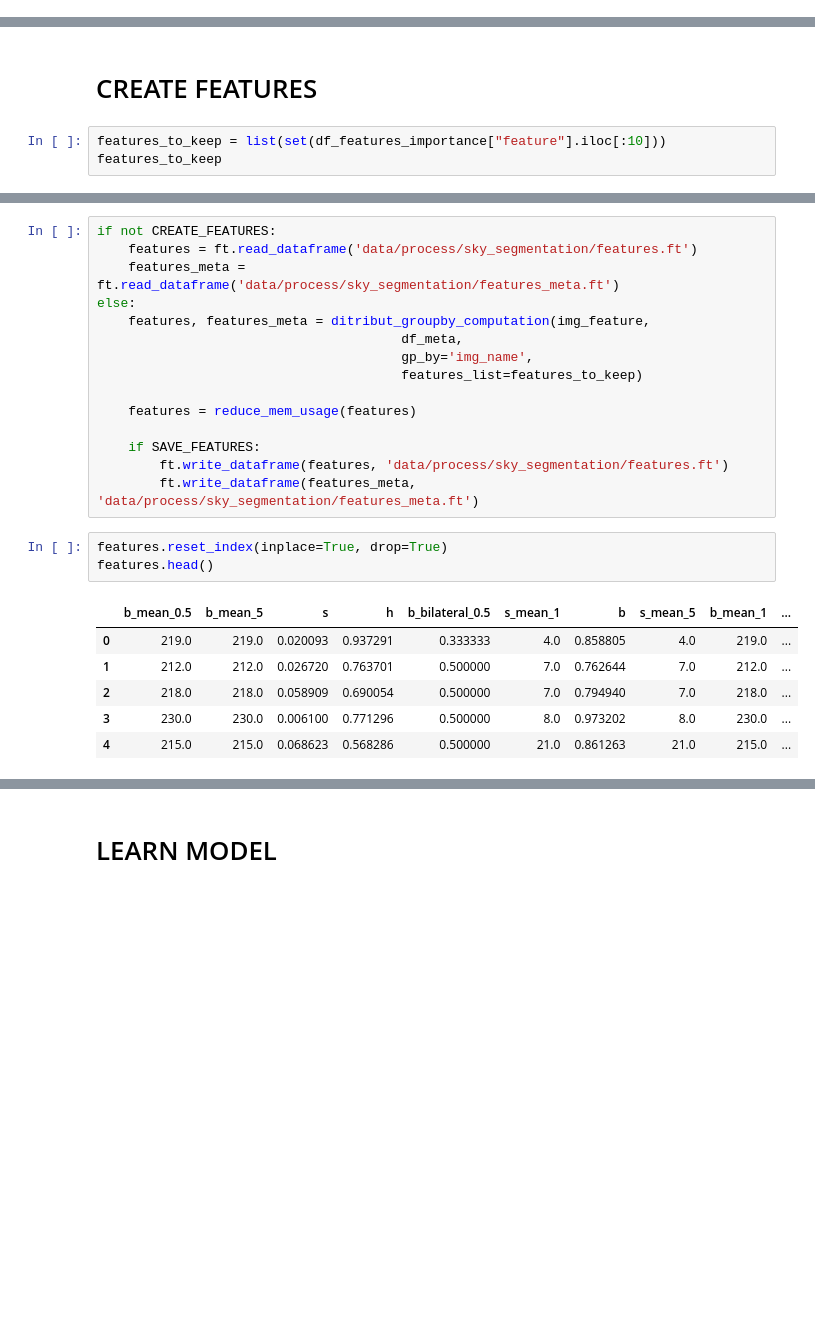
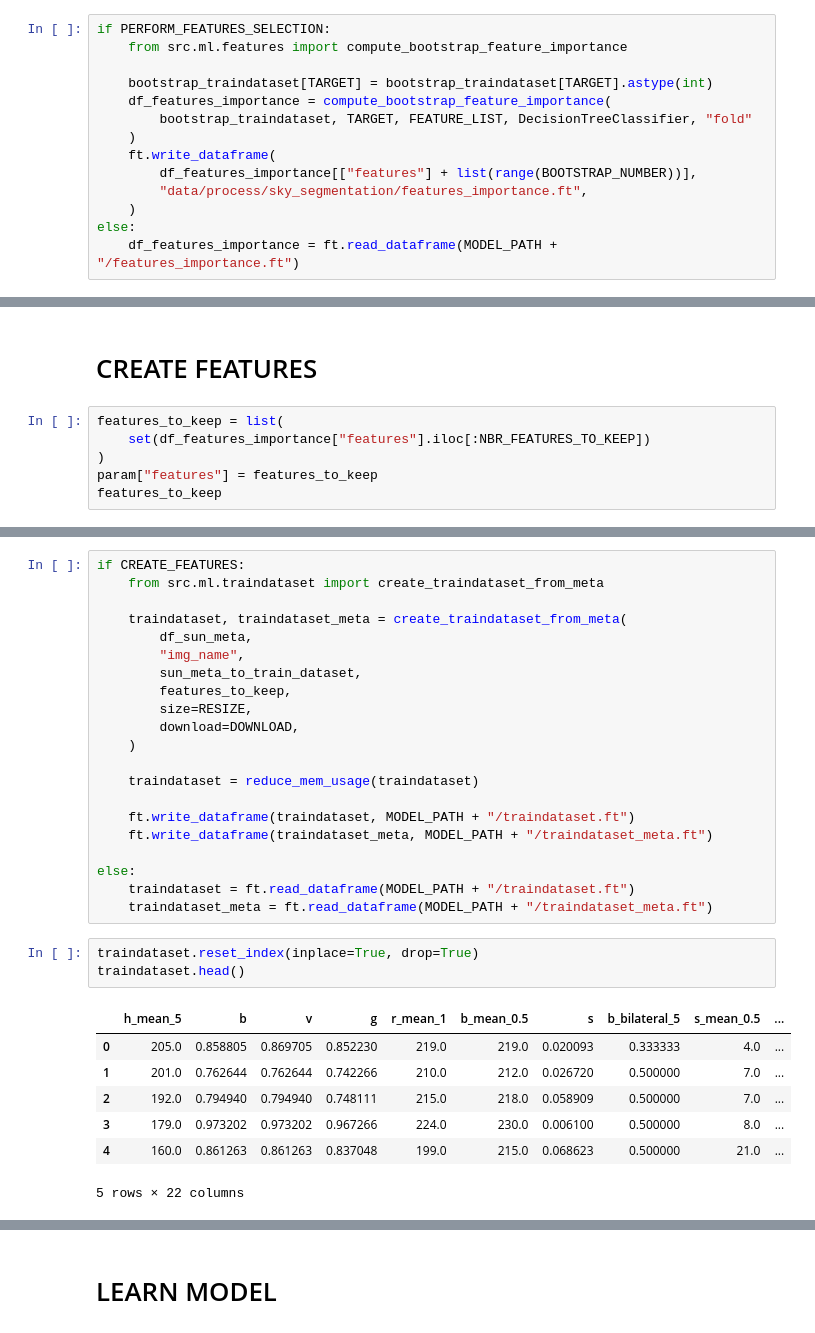
Before and after one commit to antvig/cloudFinder, a Jupyter notebook: notebook/sky_segmentation.ipynb, the cells around one changed output, grey strips where cells are left out. Saved outputs shown, nothing was run; the diff lists cells and outputs as text; blank space fills up the shorter version.

```diff
--- a/notebook/sky_segmentation.ipynb
+++ b/notebook/sky_segmentation.ipynb
@@ -127 +212,15 @@ else:
+# %%
+if PERFORM_FEATURES_SELECTION:
+    from src.ml.features import compute_bootstrap_feature_importance
+
+    bootstrap_traindataset[TARGET] = bootstrap_traindataset[TARGET].astype(int)
+    df_features_importance = compute_bootstrap_feature_importance(
+        bootstrap_traindataset, TARGET, FEATURE_LIST, DecisionTreeClassifier, "fold"
+    )
+    ft.write_dataframe(
+        df_features_importance[["features"] + list(range(BOOTSTRAP_NUMBER))],
+        "data/process/sky_segmentation/features_importance.ft",
+    )
+else:
+    df_features_importance = ft.read_dataframe(MODEL_PATH + "/features_importance.ft")
 # %%
@@ -178,6 +275,9 @@ Name: feature, dtype: object
 # %% [markdown]
 # CREATE FEATURES
 # %%
-features_to_keep = list(set(df_features_importance["feature"].iloc[:10]))
+features_to_keep = list(
+    set(df_features_importance["features"].iloc[:NBR_FEATURES_TO_KEEP])
+)
+param["features"] = features_to_keep
 features_to_keep
 # %% [output]
@@ -210,25 +304,32 @@ df_meta
-# %%
-if not CREATE_FEATURES:
-    features = ft.read_dataframe('data/process/sky_segmentation/features.ft')
-    features_meta = ft.read_dataframe('data/process/sky_segmentation/features_meta.ft')
-else:
-    features, features_meta = ditribut_groupby_computation(img_feature,
-                                       df_meta,
-                                       gp_by='img_name',
-                                       features_list=features_to_keep)
-
-    features = reduce_mem_usage(features)
-
-    if SAVE_FEATURES:
-        ft.write_dataframe(features, 'data/process/sky_segmentation/features.ft')
-        ft.write_dataframe(features_meta, 'data/process/sky_segmentation/features_meta.ft')
+# %%
+if CREATE_FEATURES:
+    from src.ml.traindataset import create_traindataset_from_meta
+
+    traindataset, traindataset_meta = create_traindataset_from_meta(
+        df_sun_meta,
+        "img_name",
+        sun_meta_to_train_dataset,
+        features_to_keep,
+        size=RESIZE,
+        download=DOWNLOAD,
+    )
+
+    traindataset = reduce_mem_usage(traindataset)
+
+    ft.write_dataframe(traindataset, MODEL_PATH + "/traindataset.ft")
+    ft.write_dataframe(traindataset_meta, MODEL_PATH + "/traindataset_meta.ft")
+
+else:
+    traindataset = ft.read_dataframe(MODEL_PATH + "/traindataset.ft")
+    traindataset_meta = ft.read_dataframe(MODEL_PATH + "/traindataset_meta.ft")
 # %%
-features.reset_index(inplace=True, drop=True)
-features.head()
+traindataset.reset_index(inplace=True, drop=True)
+traindataset.head()
 # %% [output]
-|  | b_mean_0.5 | b_mean_5 | s | h | b_bilateral_0.5 | s_mean_1 | b | s_mean_5 | b_mean_1 | ... |
-| 0 | 219.0 | 219.0 | 0.020093 | 0.937291 | 0.333333 | 4.0 | 0.858805 | 4.0 | 219.0 | ... |
-| 1 | 212.0 | 212.0 | 0.026720 | 0.763701 | 0.500000 | 7.0 | 0.762644 | 7.0 | 212.0 | ... |
-| 2 | 218.0 | 218.0 | 0.058909 | 0.690054 | 0.500000 | 7.0 | 0.794940 | 7.0 | 218.0 | ... |
-| 3 | 230.0 | 230.0 | 0.006100 | 0.771296 | 0.500000 | 8.0 | 0.973202 | 8.0 | 230.0 | ... |
-| 4 | 215.0 | 215.0 | 0.068623 | 0.568286 | 0.500000 | 21.0 | 0.861263 | 21.0 | 215.0 | ... |
+|  | h_mean_5 | b | v | g | r_mean_1 | b_mean_0.5 | s | b_bilateral_5 | s_mean_0.5 | ... |
+| 0 | 205.0 | 0.858805 | 0.869705 | 0.852230 | 219.0 | 219.0 | 0.020093 | 0.333333 | 4.0 | ... |
+| 1 | 201.0 | 0.762644 | 0.762644 | 0.742266 | 210.0 | 212.0 | 0.026720 | 0.500000 | 7.0 | ... |
+| 2 | 192.0 | 0.794940 | 0.794940 | 0.748111 | 215.0 | 218.0 | 0.058909 | 0.500000 | 7.0 | ... |
+| 3 | 179.0 | 0.973202 | 0.973202 | 0.967266 | 224.0 | 230.0 | 0.006100 | 0.500000 | 8.0 | ... |
+| 4 | 160.0 | 0.861263 | 0.861263 | 0.837048 | 199.0 | 215.0 | 0.068623 | 0.500000 | 21.0 | ... |
+5 rows × 22 columns
```
Also changed, not shown: parts of 43 cells of this notebook, 6 other files.
